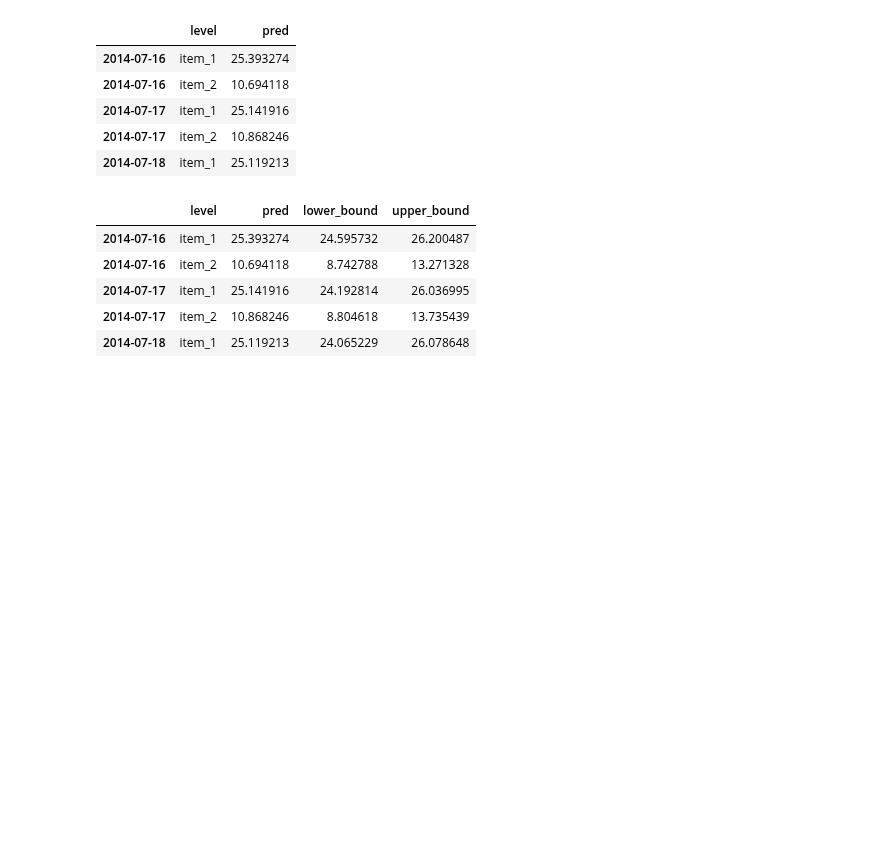
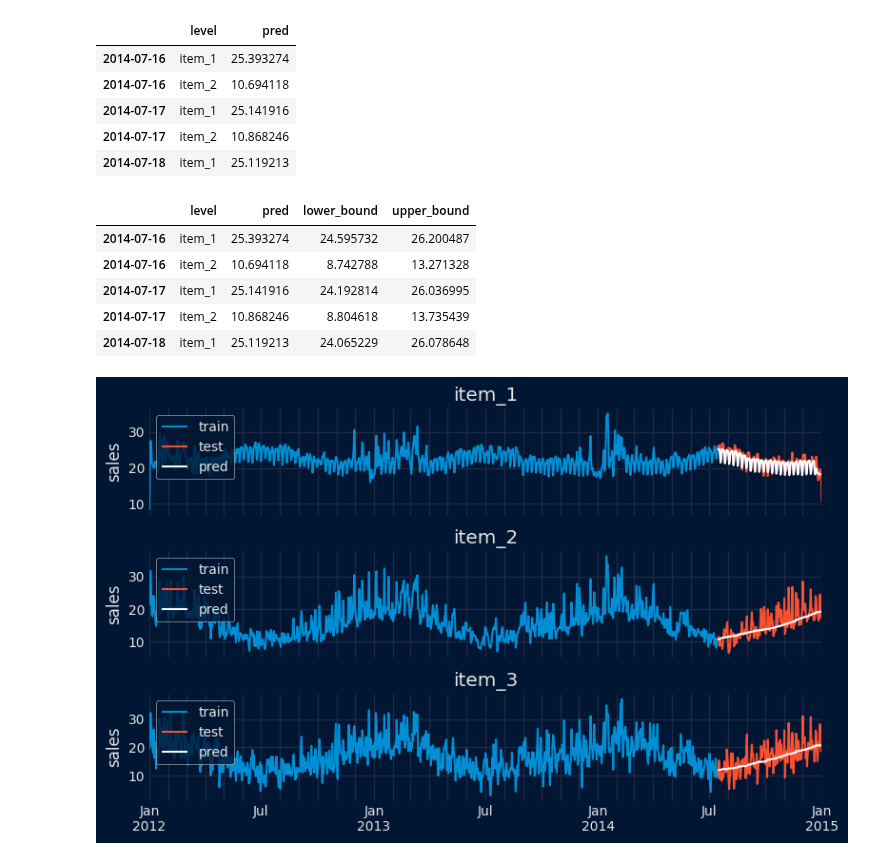
Before and after one commit to skforecast/skforecast, a Jupyter notebook: docs/user_guides/foundational-models-forecasting.ipynb, the cells around one changed output. Saved outputs shown, nothing was run; the diff lists cells and outputs as text; code cells hidden in the pictures; blank space fills up the shorter version.

```diff
--- a/docs/user_guides/foundational-models-forecasting.ipynb
+++ b/docs/user_guides/foundational-models-forecasting.ipynb
@@ -458,3 +459,23 @@ predictions_intervals.head()
 | 2014-07-17 | item_1 | 25.141916 | 24.192814 | 26.036995 |
 | 2014-07-17 | item_2 | 10.868246 | 8.804618 | 13.735439 |
 | 2014-07-18 | item_1 | 25.119213 | 24.065229 | 26.078648 |
+# %%
+# Plot predictions
+# ==============================================================================
+set_dark_theme()
+fig, axes = plt.subplots(nrows=3, ncols=1, figsize=(8, 5), sharex=True)
+
+predictions = forecaster.predict(steps=len(data_test), levels=data.columns)
+for i, col in enumerate(data.columns):
+    data_train[col].plot(ax=axes[i], label='train')
+    data_test[col].plot(ax=axes[i], label='test')
+    predictions.query(f"level == '{col}'").plot(ax=axes[i], label='predictions', color='white')
+    axes[i].set_title(col)
+    axes[i].set_ylabel('sales')
+    axes[i].set_xlabel('')
+    axes[i].legend(loc='upper left')
+
+fig.tight_layout()
+plt.show();
+# %% [output]
+[figure, added]
```
Also changed, not shown: parts of 4 cells of this notebook, 1 other file.
